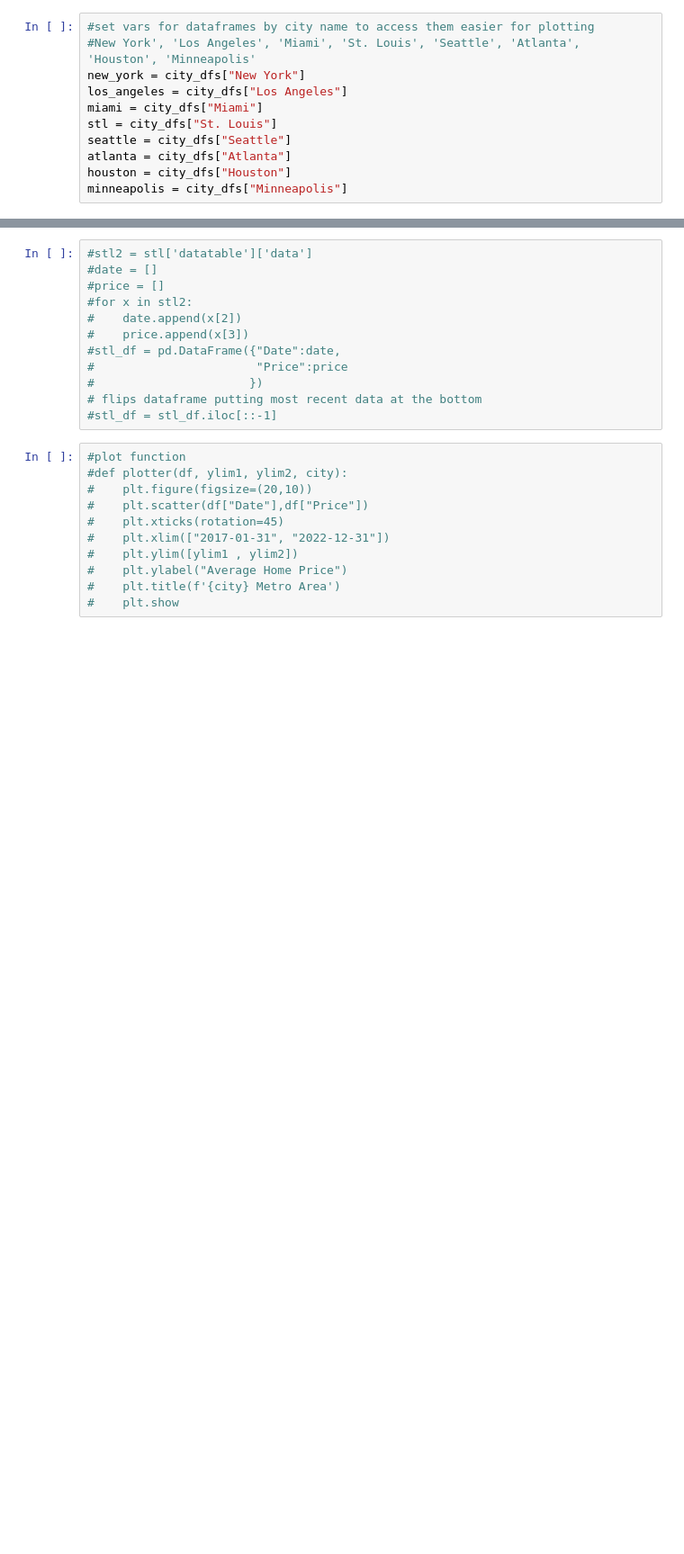
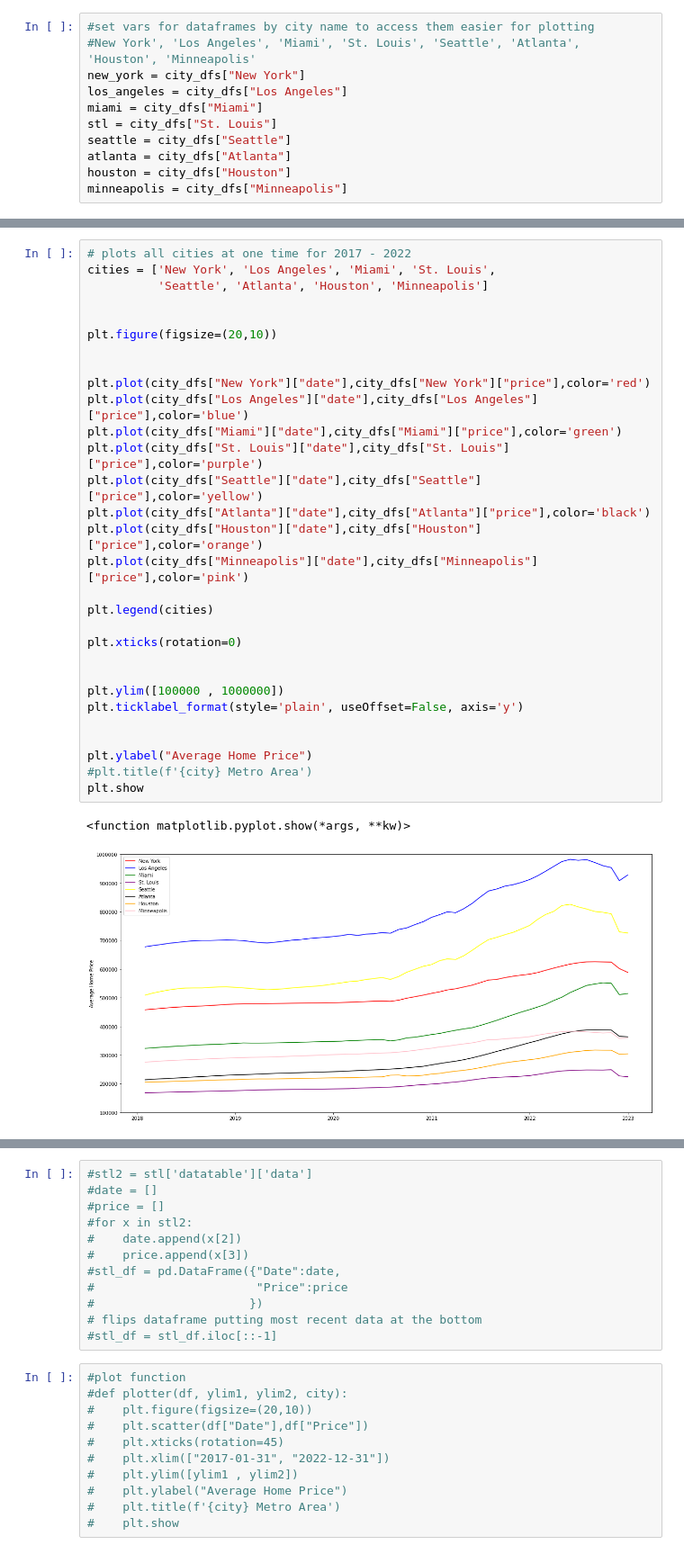
Before and after one commit to edshanks/Analyzing-the-Effects-of-COVID-on-the-American-Real-Estate-Market, a Jupyter notebook: Zillow_Starter.ipynb, the cells around one changed output, grey strips where cells are left out. Shown at 90% size. Saved outputs shown, nothing was run; the diff lists cells and outputs as text; blank space fills up the shorter version.

```diff
--- a/Zillow_Starter.ipynb
+++ b/Zillow_Starter.ipynb
@@ -101,0 +175,33 @@ new_york
+# %%
+# plots all cities at one time for 2017 - 2022
+cities = ['New York', 'Los Angeles', 'Miami', 'St. Louis',
+          'Seattle', 'Atlanta', 'Houston', 'Minneapolis']
+
+
+plt.figure(figsize=(20,10))
+
+
+plt.plot(city_dfs["New York"]["date"],city_dfs["New York"]["price"],color='red')
+plt.plot(city_dfs["Los Angeles"]["date"],city_dfs["Los Angeles"]["price"],color='blue')
+plt.plot(city_dfs["Miami"]["date"],city_dfs["Miami"]["price"],color='green')
+plt.plot(city_dfs["St. Louis"]["date"],city_dfs["St. Louis"]["price"],color='purple')
+plt.plot(city_dfs["Seattle"]["date"],city_dfs["Seattle"]["price"],color='yellow')
+plt.plot(city_dfs["Atlanta"]["date"],city_dfs["Atlanta"]["price"],color='black')
+plt.plot(city_dfs["Houston"]["date"],city_dfs["Houston"]["price"],color='orange')
+plt.plot(city_dfs["Minneapolis"]["date"],city_dfs["Minneapolis"]["price"],color='pink')
+
+plt.legend(cities)
+
+plt.xticks(rotation=0)
+
+
+plt.ylim([100000 , 1000000])
+plt.ticklabel_format(style='plain', useOffset=False, axis='y')
+
+
+plt.ylabel("Average Home Price")
+#plt.title(f'{city} Metro Area')
+plt.show
+# %% [output]
+<function matplotlib.pyplot.show(*args, **kw)>
+[figure, added]
```
Also changed, not shown: parts of 7 cells of this notebook.
